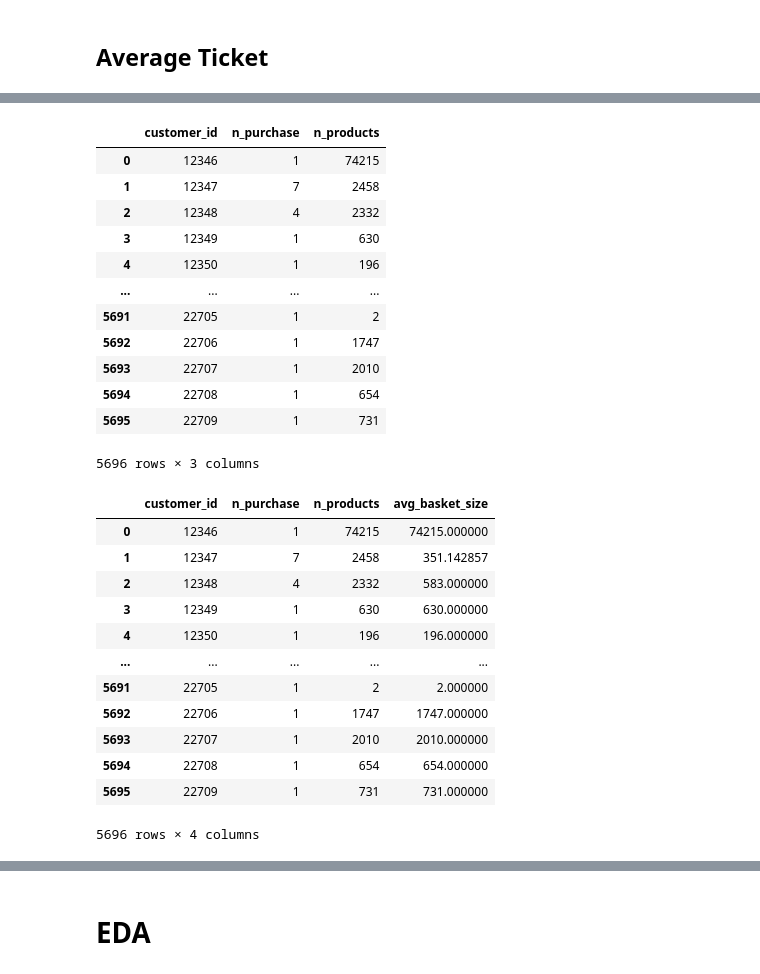
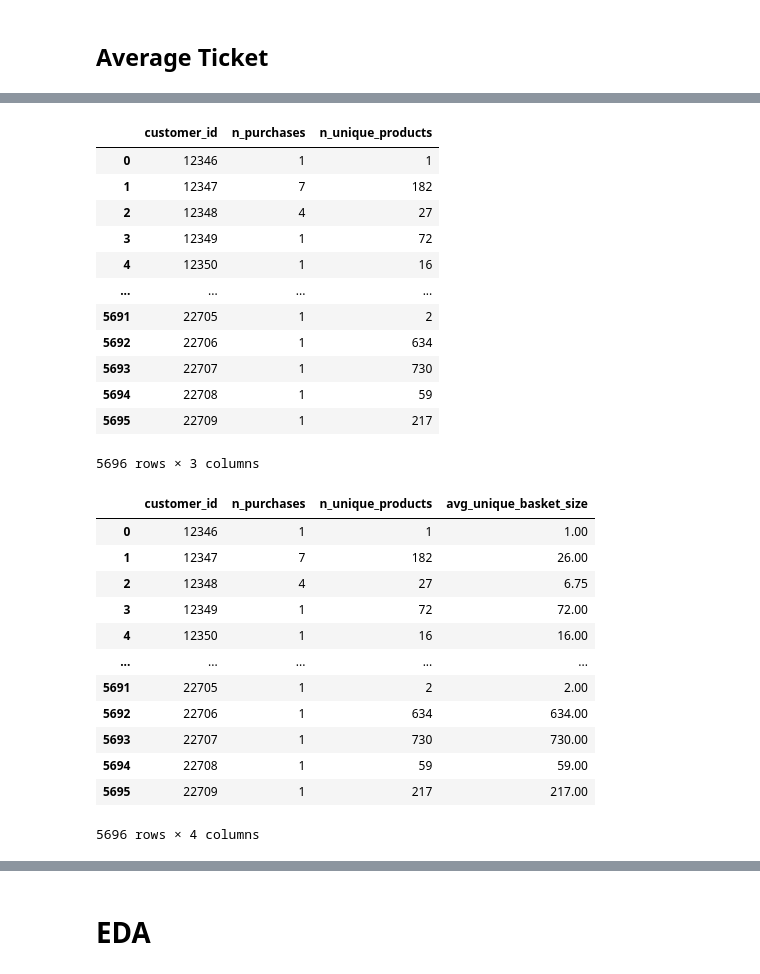
Before and after one commit to nortonvanz/Fidelity-Program, a Jupyter notebook: notebooks/4.0-nmv-end-to-end-fidelity-program-clustering.ipynb, the cells around one changed output, grey strips where cells are left out. Drawn from its saved outputs; the diff is of its cells as text; code cells hidden in the pictures.

```diff
--- a/notebooks/4.0-nmv-end-to-end-fidelity-program-clustering.ipynb
+++ b/notebooks/4.0-nmv-end-to-end-fidelity-program-clustering.ipynb
@@ -1352,39 +1797,39 @@ df3_purchases.head()
 # %%
-#group by customer, counting the number of invoices, and summing item quantities:
-df_aux = (df3_purchases[['customer_id','invoice_no','quantity']].groupby('customer_id')
-                                .agg(n_purchase=('invoice_no','nunique'),
-                                     n_products=('quantity','sum') )
+#group by customer, counting the number of invoices, and counting item quantities:
+df_aux = (df3_purchases[['customer_id','invoice_no','stock_code']].groupby('customer_id')
+                                .agg(n_purchases=('invoice_no','nunique'),
+                                     n_unique_products=('stock_code','count') )
                                 .reset_index() )
 df_aux
 # %% [output]
-|  | customer_id | n_purchase | n_products |
-| 0 | 12346 | 1 | 74215 |
-| 1 | 12347 | 7 | 2458 |
-| 2 | 12348 | 4 | 2332 |
-| 3 | 12349 | 1 | 630 |
-| 4 | 12350 | 1 | 196 |
+|  | customer_id | n_purchases | n_unique_products |
+| 0 | 12346 | 1 | 1 |
+| 1 | 12347 | 7 | 182 |
+| 2 | 12348 | 4 | 27 |
+| 3 | 12349 | 1 | 72 |
+| 4 | 12350 | 1 | 16 |
 | ... | ... | ... | ... |
 | 5691 | 22705 | 1 | 2 |
-| 5692 | 22706 | 1 | 1747 |
-| 5693 | 22707 | 1 | 2010 |
-| 5694 | 22708 | 1 | 654 |
-| 5695 | 22709 | 1 | 731 |
+| 5692 | 22706 | 1 | 634 |
+| 5693 | 22707 | 1 | 730 |
+| 5694 | 22708 | 1 | 59 |
+| 5695 | 22709 | 1 | 217 |
 5696 rows × 3 columns
 # %%
-#calculate the average basket size
-df_aux['avg_basket_size'] = df_aux['n_products'] / df_aux['n_purchase']
+#calculate the unique average basket size
+df_aux['avg_unique_basket_size'] = df_aux['n_unique_products'] / df_aux['n_purchases']
 df_aux
 # %% [output]
-|  | customer_id | n_purchase | n_products | avg_basket_size |
-| 0 | 12346 | 1 | 74215 | 74215.000000 |
-| 1 | 12347 | 7 | 2458 | 351.142857 |
-| 2 | 12348 | 4 | 2332 | 583.000000 |
-| 3 | 12349 | 1 | 630 | 630.000000 |
-| 4 | 12350 | 1 | 196 | 196.000000 |
+|  | customer_id | n_purchases | n_unique_products | avg_unique_basket_size |
+| 0 | 12346 | 1 | 1 | 1.00 |
+| 1 | 12347 | 7 | 182 | 26.00 |
+| 2 | 12348 | 4 | 27 | 6.75 |
+| 3 | 12349 | 1 | 72 | 72.00 |
+| 4 | 12350 | 1 | 16 | 16.00 |
 | ... | ... | ... | ... | ... |
-| 5691 | 22705 | 1 | 2 | 2.000000 |
-| 5692 | 22706 | 1 | 1747 | 1747.000000 |
-| 5693 | 22707 | 1 | 2010 | 2010.000000 |
-| 5694 | 22708 | 1 | 654 | 654.000000 |
-| 5695 | 22709 | 1 | 731 | 731.000000 |
+| 5691 | 22705 | 1 | 2 | 2.00 |
+| 5692 | 22706 | 1 | 634 | 634.00 |
+| 5693 | 22707 | 1 | 730 | 730.00 |
+| 5694 | 22708 | 1 | 59 | 59.00 |
+| 5695 | 22709 | 1 | 217 | 217.00 |
 5696 rows × 4 columns
```
Also changed, not shown: parts of 128 cells of this notebook.
